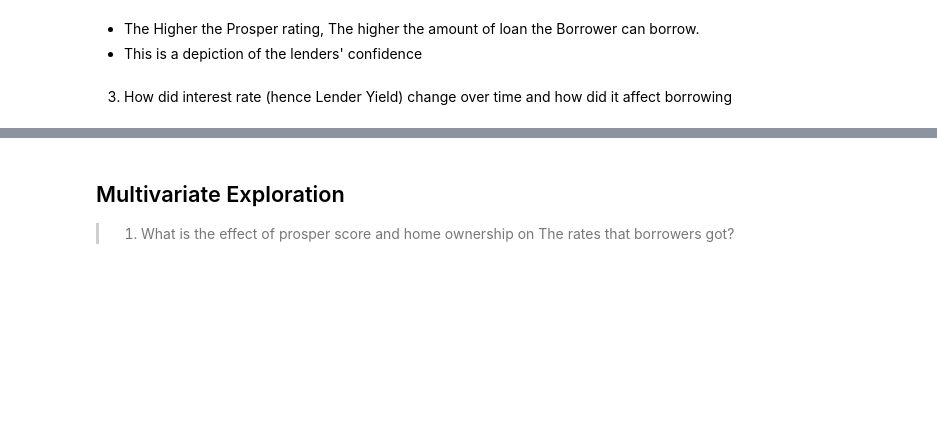
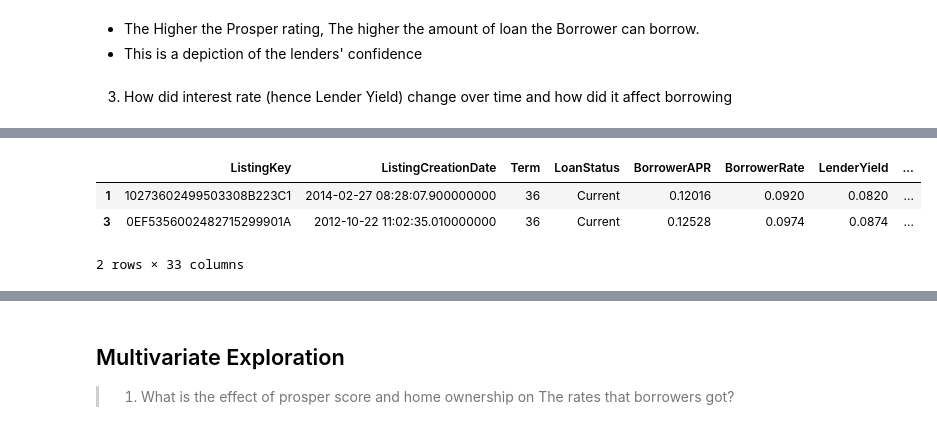
Before and after one commit to platoalex/ProsperLoan-Data-Visualisation-Project, a Jupyter notebook: Part_I_exploration.ipynb, the cells around one changed output, grey strips where cells are left out. Drawn from its saved outputs; the diff is of its cells as text; code cells hidden in the pictures; blank space fills up the shorter version.

```diff
--- a/Part_I_exploration.ipynb
+++ b/Part_I_exploration.ipynb
@@ -377,3 +390,10 @@ See the caveats in the documentation: https://pandas.pydata.org/pandas-docs/stab
+# %%
+prosper.head(2)
+# %% [output]
+|  | ListingKey | ListingCreationDate | Term | LoanStatus | BorrowerAPR | BorrowerRate | LenderYield | ... |
+| 1 | 10273602499503308B223C1 | 2014-02-27 08:28:07.900000000 | 36 | Current | 0.12016 | 0.0920 | 0.0820 | ... |
+| 3 | 0EF5356002482715299901A | 2012-10-22 11:02:35.010000000 | 36 | Current | 0.12528 | 0.0974 | 0.0874 | ... |
+2 rows × 33 columns
 # %%
 plt.figure(figsize=[18,16])
 
```
Also changed, not shown: parts of 4 cells of this notebook.
